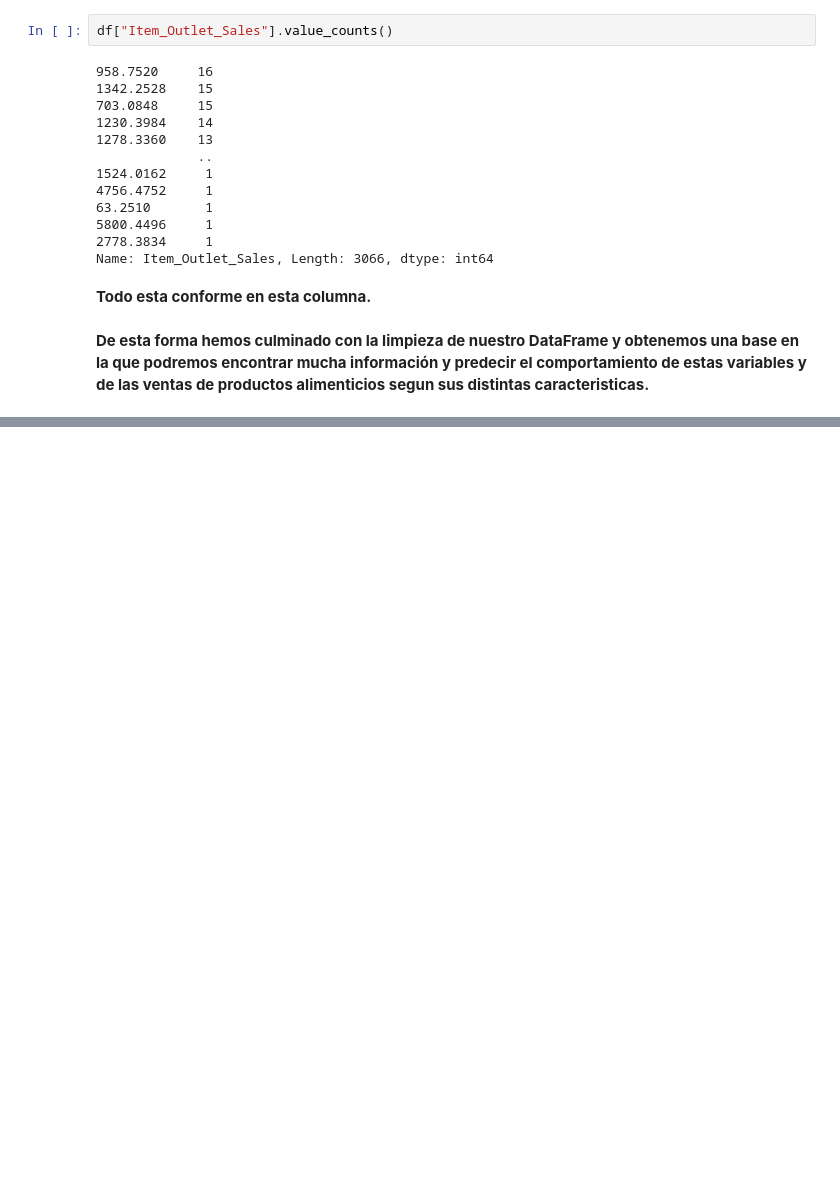
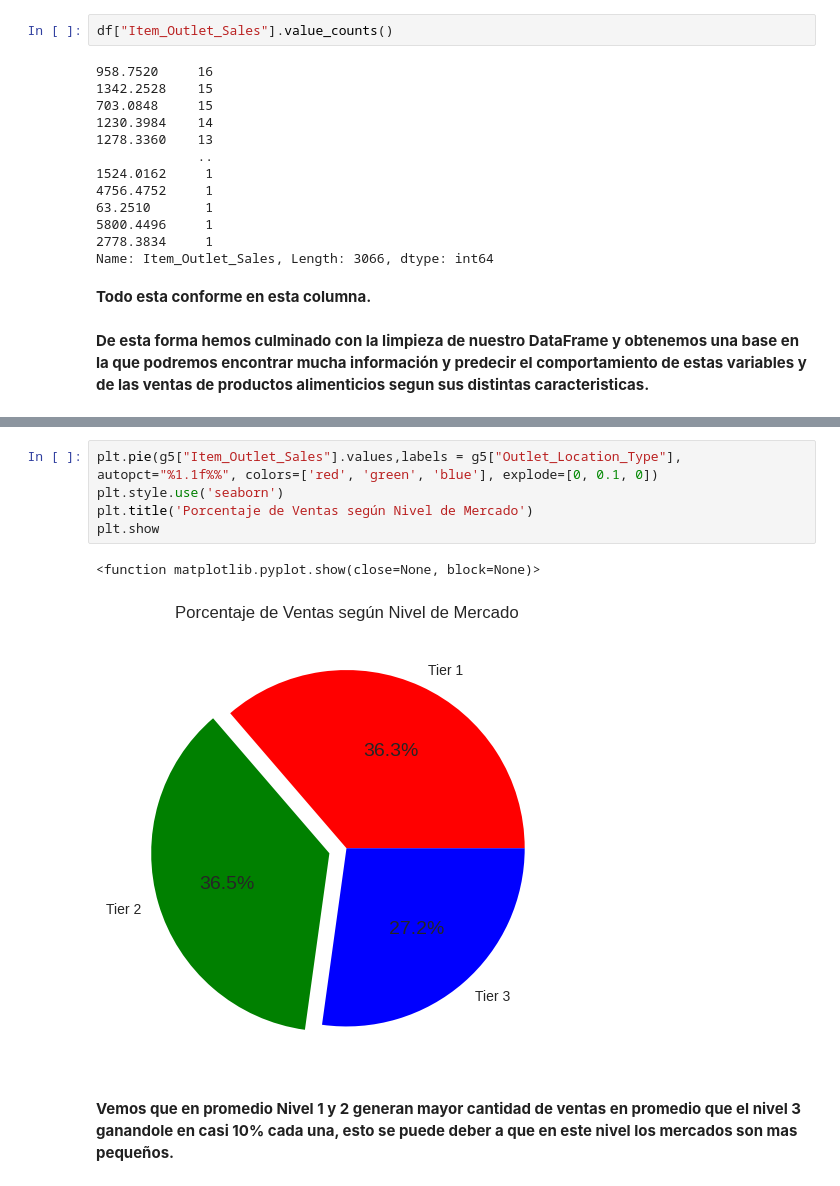
Before and after one commit to gagarma/predicciones_ventas_productos_alimenticios, a Jupyter notebook: Sales_Prediction_Food.ipynb, the cells around one changed output, grey strips where cells are left out. Drawn from its saved outputs; the diff is of its cells as text; blank space fills up the shorter version.

```diff
--- a/Sales_Prediction_Food.ipynb
+++ b/Sales_Prediction_Food.ipynb
@@ -362,0 +478,10 @@ Name: Item_Outlet_Sales, Length: 3066, dtype: int64
+# %%
+plt.pie(g5["Item_Outlet_Sales"].values,labels = g5["Outlet_Location_Type"], autopct="%1.1f%%", colors=['red', 'green', 'blue'], explode=[0, 0.1, 0])
+plt.style.use('seaborn')
+plt.title('Porcentaje de Ventas según Nivel de Mercado')
+plt.show
+# %% [output]
+<function matplotlib.pyplot.show(close=None, block=None)>
+[figure, added]
+# %% [markdown]
+**Vemos que en promedio Nivel 1 y 2 generan mayor cantidad de ventas en promedio que el nivel 3 ganandole en casi 10% cada una, esto se puede deber a que en este nivel los mercados son mas pequeños.**
```
Also changed, not shown: parts of 16 cells of this notebook.
